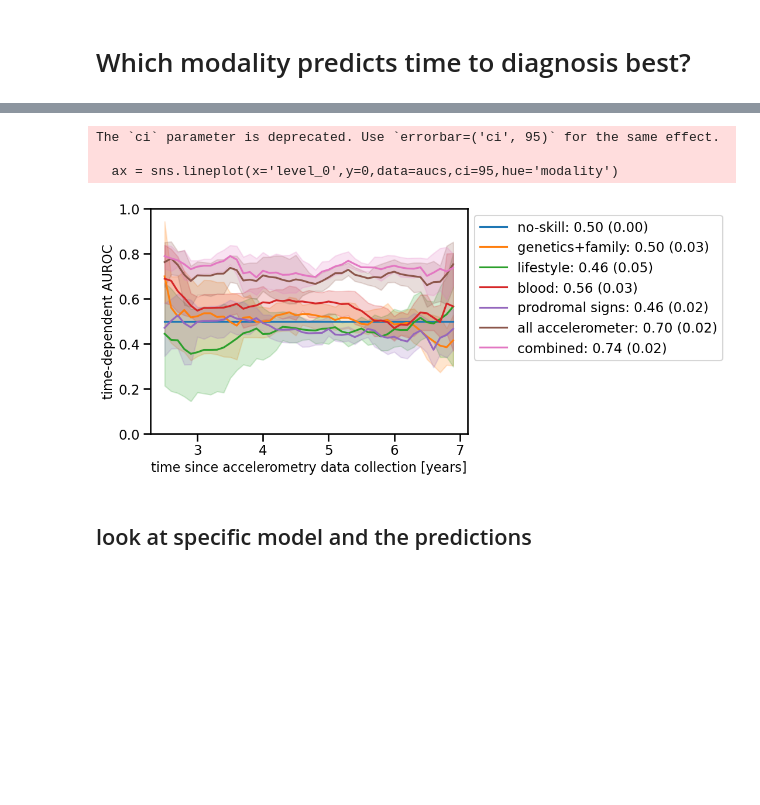
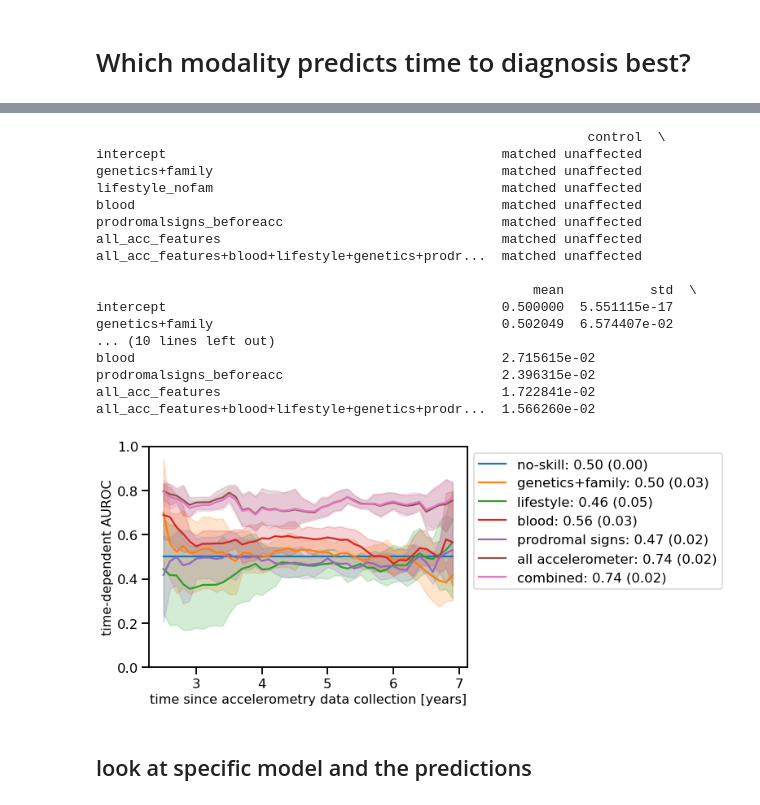
Before and after one commit to aschalkamp/UKBBprodromalPD, a Jupyter notebook: make_figures/Fig7_TimetoDiagnosis.ipynb, the cells around one changed output, grey strips where cells are left out. Saved outputs shown, nothing was run; the diff lists cells and outputs as text; code cells hidden in the pictures; blank space fills up the shorter version.

```diff
--- a/make_figures/Fig7_TimetoDiagnosis.ipynb
+++ b/make_figures/Fig7_TimetoDiagnosis.ipynb
@@ -23,28 +24,30 @@ image_path = plots.set_dir()
 colors = plots.set_colors()
 data_path = '/scratch/c.c21013066/data/ukbiobank/analyses/survival/prodromal/noOsteo/'
 # %%
-fnames = ['intercept','genetics+family','lifestyle_nofam','blood','prodromalsigns_beforePD','all_acc_features',
-         'all_acc_features+blood+lifestyle+genetics+prodromalsigns_beforePD']
+fnames = ['intercept','genetics+family','lifestyle_nofam','blood','prodromalsigns_beforeacc','all_acc_features',
+         'all_acc_features+blood+lifestyle+genetics+prodromalsigns_beforeacc']
 names = ['no-skill','genetics+family','lifestyle','blood','prodromal signs','all accelerometer','combined']
-
+metric = 'auprc'
+models = ['diag_ProdHC','diag_ProdallHC','diag_ProdPopulationNoPD']
+control_names = ['matched unaffected','unaffected','population']
 aucss = []
 meanss = []
-mean = pd.DataFrame(index=fnames,columns=pd.MultiIndex.from_product([['population','unaffected','matched unaffected'],['mean','ste','std']],
+mean = pd.DataFrame(index=fnames,columns=pd.MultiIndex.from_product([control_names,['mean','ste','std']],
                                                                     names=['control group','statistic']))
-for diag,group in zip(['diag_ProdHC','diag_ProdallHC','diag_ProdPopulationNoPD'],['matched unaffected','unaffected','population']):
+for diag,group in zip(models,control_names):
     aucs = []
     means = pd.DataFrame(index=fnames)
     for fi,fname in enumerate(fnames):
         # for population based model
         if diag == 'diag_ProdPopulationNoPD':
-            cph_aucs = pd.read_csv(f'{data_path}/{fname}/{diag}_allHC/rsf_aucs_5cv.csv')
+            cph_aucs = pd.read_csv(f'{data_path}/{fname}/{diag}_allHC/rsf_{metric}s_5cv.csv')
             means['control'] = group
         elif diag == 'diag_ProdHC':
             # for HC as controls
-            cph_aucs = pd.read_csv(f'{data_path}{fname}/_matchedrsf_aucs_5cv.csv')
+            cph_aucs = pd.read_csv(f'{data_path}{fname}/_matchedrsf_{metric}s_5cv.csv')
             means['control'] = group
-        else:
-            ph_aucs = pd.read_csv(f'{data_path}{fname}/_allHCrsf_aucs_5cv.csv')
+        elif diag == 'diag_ProdallHC':
+            cph_aucs = pd.read_csv(f'{data_path}{fname}/_allHCrsf_{metric}s_5cv.csv')
             means['control'] = group
         auc = cph_aucs.iloc[:,2:].unstack().reset_index()
         auc['modality'] = fname
@@ -59,5 +62,5 @@ for diag,group in zip(['diag_ProdHC','diag_ProdallHC','diag_ProdPopulationNoPD']
     #means.to_csv(f'/scratch/c.c21013066/data/ukbiobank/analyses/survival/prodromal/noOsteo/means_{diag}.csv')
     aucs = pd.concat(aucs)
     aucss.append(aucs)
+    #means = means.reset_index().set_index(['index','control']).unstack().swaplevel(0,1,axis=1)
     meanss.append(means)
-#mean.to_csv(f'/scratch/c.c21013066/data/ukbiobank/analyses/survival/prodromal/noOsteo/means.csv')
@@ -118,29 +140,43 @@ means
 # %%
 fig = plt.figure(figsize=(7,5))
 plots.plot_context()
-# aucs = aucss[0]
-# means = meanss[0]
-# labels = []
-# print(means)
-# for fi,fname in enumerate(fnames):
-#     mean = means.loc[fname,'mean']
-#     ste = means.loc[fname,'ste']
-#     labels.append(f'{names[fi]}: {mean:.2f} ({ste:.2f})')
-# dict_mod = dict(zip(fnames, labels))
-# aucs['modality'] = aucs['modality'].replace(dict_mod)
+aucs = aucss[0]
+means = meanss[0]
+labels = []
+print(means)
+for fi,fname in enumerate(fnames):
+    mean = means.loc[fname,'mean']
+    ste = means.loc[fname,'ste']
+    labels.append(f'{names[fi]}: {mean:.2f} ({ste:.2f})')
+dict_mod = dict(zip(fnames, labels))
+aucs['modality'] = aucs['modality'].replace(dict_mod)
 ax = sns.lineplot(x='level_0',y=0,data=aucs,ci=95,hue='modality')
 ax.set_xlabel('time since accelerometry data collection [years]')
 ax.set_ylabel('time-dependent AUROC')
 ax.set_ylim([0,1])
 #lines, _= ax.get_legend_handles_labels()
 ax.legend(bbox_to_anchor=(1,1))
 #plt.savefig(f'{image_path}/rsf_5cv_AUCtime_modalities_HC.pdf',bbox_inches='tight',dpi=300)
 plt.savefig(f'{image_path}/rsf_5cv_AUCtime_modalities_HC.png',bbox_inches='tight',dpi=300)
 # %% [output]
-The `ci` parameter is deprecated. Use `errorbar=('ci', 95)` for the same effect.
+                                                               control  \
+intercept                                           matched unaffected
+genetics+family                                     matched unaffected
+lifestyle_nofam                                     matched unaffected
+blood                                               matched unaffected
+prodromalsigns_beforeacc                            matched unaffected
+all_acc_features                                    matched unaffected
+all_acc_features+blood+lifestyle+genetics+prodr...  matched unaffected
 
-  ax = sns.lineplot(x='level_0',y=0,data=aucs,ci=95,hue='modality')
+                                                        mean           std  \
+intercept                                           0.500000  5.551115e-17
+genetics+family                                     0.502049  6.574407e-02
+... (10 lines left out)
+blood                                               2.715615e-02
+prodromalsigns_beforeacc                            2.396315e-02
+all_acc_features                                    1.722841e-02
+all_acc_features+blood+lifestyle+genetics+prodr...  1.566260e-02
-[figure, old version]
+[figure, new version]
 # %% [markdown]
 ## look at specific model and the predictions
 # %%
```
Also changed, not shown: parts of 22 cells of this notebook, 33 other files.
